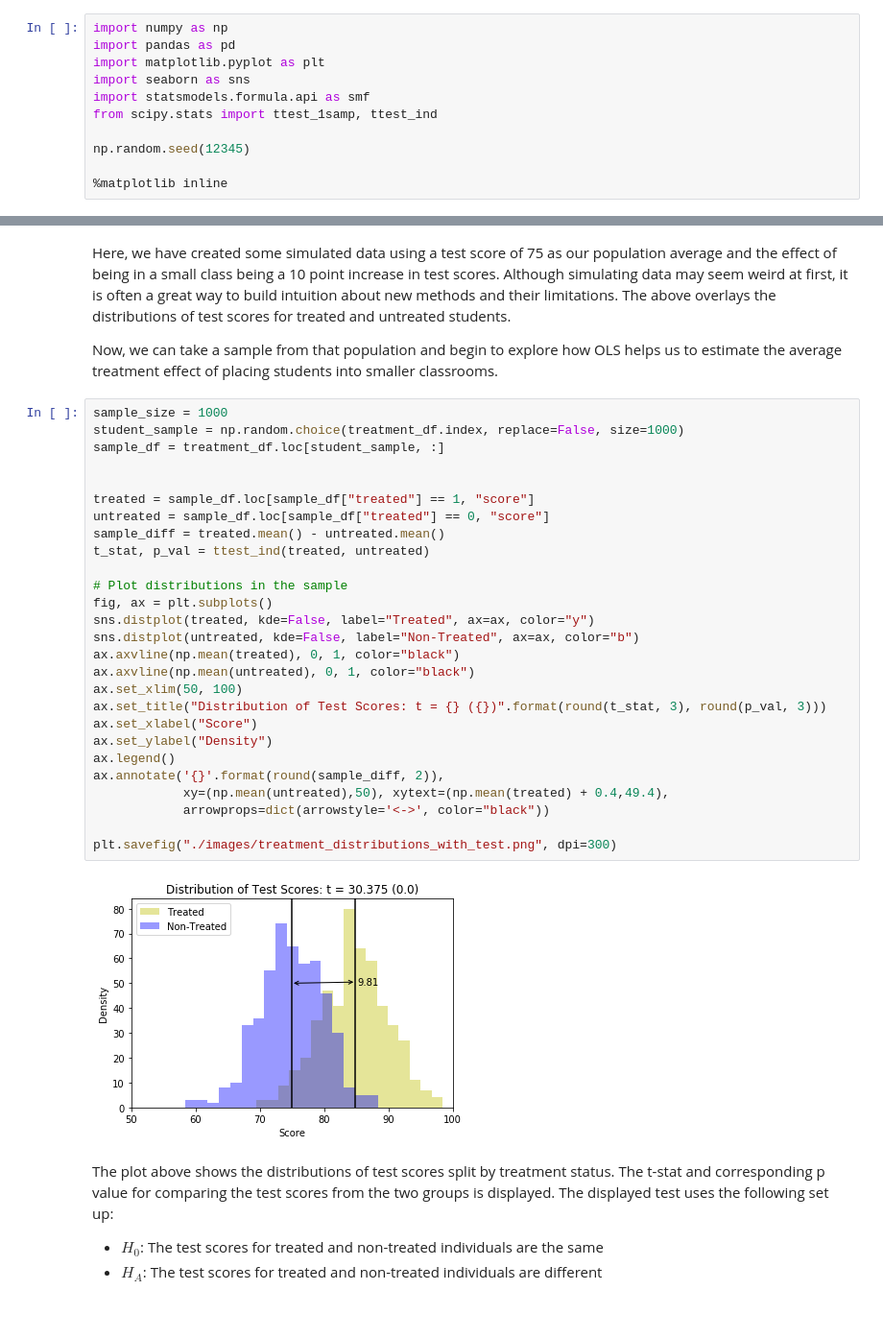
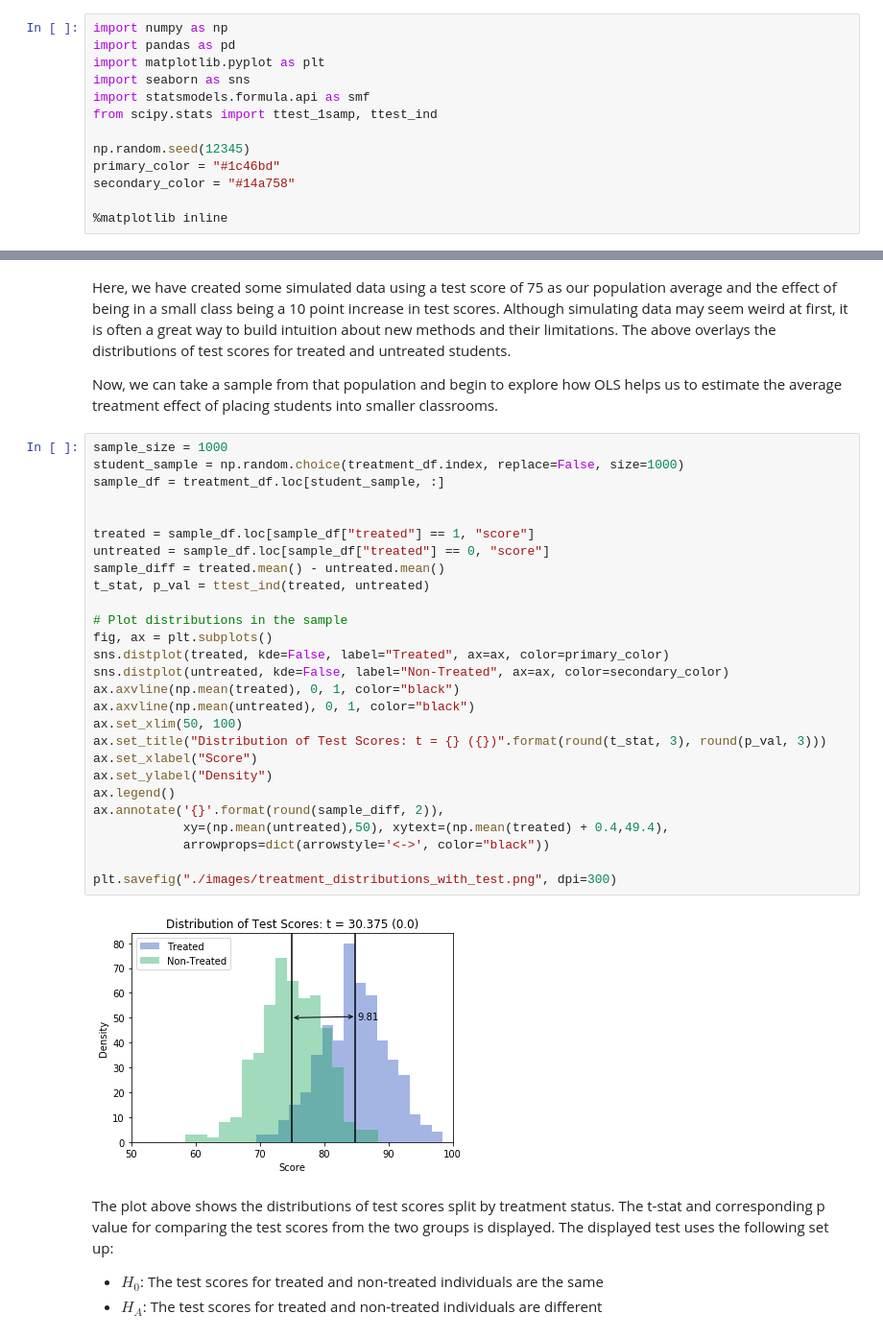
Before and after one commit to zduey/metrics, a Jupyter notebook: 01_linear_regression.ipynb, the cells around one changed output, grey strips where cells are left out. Shown at 96% size. Saved outputs shown, nothing was run; the diff lists cells and outputs as text.

```diff
--- a/01_linear_regression.ipynb
+++ b/01_linear_regression.ipynb
@@ -63,6 +63,8 @@ import statsmodels.formula.api as smf
 from scipy.stats import ttest_1samp, ttest_ind
 
 np.random.seed(12345)
+primary_color = "#1c46bd"
+secondary_color = "#14a758"
 
 %matplotlib inline
 # %%
@@ -100,32 +102,32 @@ Now, we can take a sample from that population and begin to explore how OLS help
 # %%
 sample_size = 1000
 student_sample = np.random.choice(treatment_df.index, replace=False, size=1000)
 sample_df = treatment_df.loc[student_sample, :]
 
 
 treated = sample_df.loc[sample_df["treated"] == 1, "score"]
 untreated = sample_df.loc[sample_df["treated"] == 0, "score"]
 sample_diff = treated.mean() - untreated.mean()
 t_stat, p_val = ttest_ind(treated, untreated)
 
 # Plot distributions in the sample
 fig, ax = plt.subplots()
-sns.distplot(treated, kde=False, label="Treated", ax=ax, color="y")
-sns.distplot(untreated, kde=False, label="Non-Treated", ax=ax, color="b")
+sns.distplot(treated, kde=False, label="Treated", ax=ax, color=primary_color)
+sns.distplot(untreated, kde=False, label="Non-Treated", ax=ax, color=secondary_color)
 ax.axvline(np.mean(treated), 0, 1, color="black")
 ax.axvline(np.mean(untreated), 0, 1, color="black")
 ax.set_xlim(50, 100)
 ax.set_title("Distribution of Test Scores: t = {} ({})".format(round(t_stat, 3), round(p_val, 3)))
 ax.set_xlabel("Score")
 ax.set_ylabel("Density")
 ax.legend()
 ax.annotate('{}'.format(round(sample_diff, 2)),
             xy=(np.mean(untreated),50), xytext=(np.mean(treated) + 0.4,49.4),
             arrowprops=dict(arrowstyle='<->', color="black"))
 
 plt.savefig("./images/treatment_distributions_with_test.png", dpi=300)
 # %% [output]
-[figure, old version]
+[figure, new version]
 # %% [markdown]
 The plot above shows the distributions of test scores split by treatment status. The t-stat and corresponding p value for comparing the test scores from the two groups is displayed. The displayed test uses the following set up:
 
```
Also changed, not shown: parts of 13 cells of this notebook, 25 other files.
